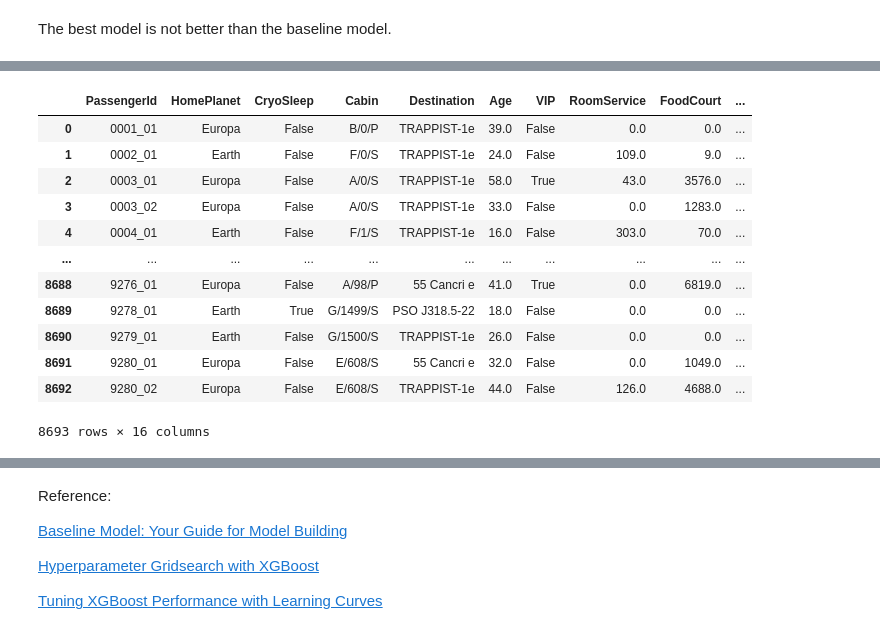
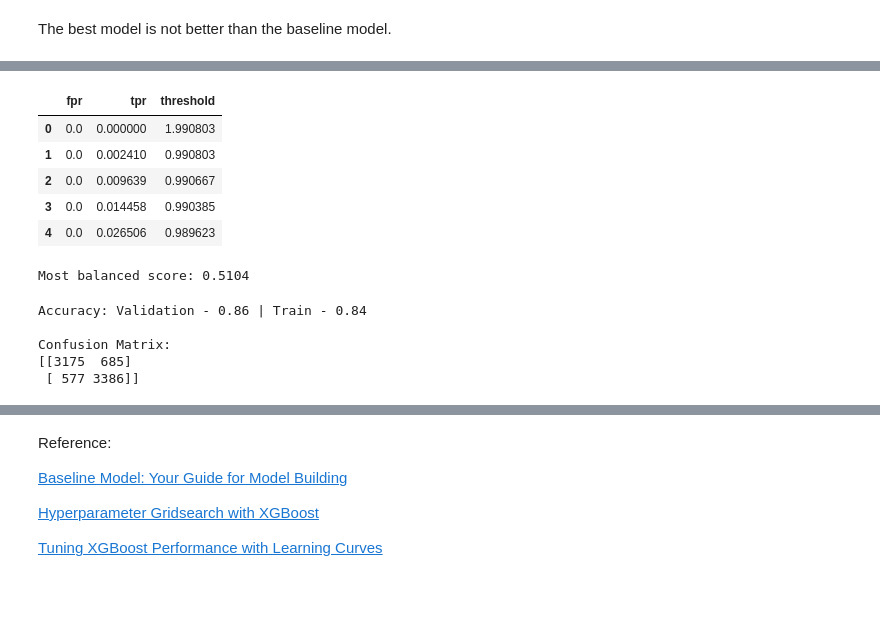
Before and after one commit to WeimusT/space_titanic, a Jupyter notebook: space-titanic.ipynb, the cells around one changed output, grey strips where cells are left out. Drawn from its saved outputs; the diff is of its cells as text; code cells hidden in the pictures; blank space fills up the shorter version.

```diff
--- a/space-titanic.ipynb
+++ b/space-titanic.ipynb
@@ -390,17 +378,41 @@ cv_results
-# %%
-train
-# %% [output]
-|  | PassengerId | HomePlanet | CryoSleep | Cabin | Destination | Age | VIP | RoomService | FoodCourt | ... |
-| 0 | 0001_01 | Europa | False | B/0/P | TRAPPIST-1e | 39.0 | False | 0.0 | 0.0 | ... |
-| 1 | 0002_01 | Earth | False | F/0/S | TRAPPIST-1e | 24.0 | False | 109.0 | 9.0 | ... |
-| 2 | 0003_01 | Europa | False | A/0/S | TRAPPIST-1e | 58.0 | True | 43.0 | 3576.0 | ... |
-| 3 | 0003_02 | Europa | False | A/0/S | TRAPPIST-1e | 33.0 | False | 0.0 | 1283.0 | ... |
-| 4 | 0004_01 | Earth | False | F/1/S | TRAPPIST-1e | 16.0 | False | 303.0 | 70.0 | ... |
-| ... | ... | ... | ... | ... | ... | ... | ... | ... | ... | ... |
-| 8688 | 9276_01 | Europa | False | A/98/P | 55 Cancri e | 41.0 | True | 0.0 | 6819.0 | ... |
-| 8689 | 9278_01 | Earth | True | G/1499/S | PSO J318.5-22 | 18.0 | False | 0.0 | 0.0 | ... |
-| 8690 | 9279_01 | Earth | False | G/1500/S | TRAPPIST-1e | 26.0 | False | 0.0 | 0.0 | ... |
-| 8691 | 9280_01 | Europa | False | E/608/S | 55 Cancri e | 32.0 | False | 0.0 | 1049.0 | ... |
-| 8692 | 9280_02 | Europa | False | E/608/S | TRAPPIST-1e | 44.0 | False | 126.0 | 4688.0 | ... |
-8693 rows × 16 columns
+# %%
+# Get RoC curve
+y_val_score = best_clf.predict_proba(X_val)[:, 1]
+best_clf_roc = roc_curve(y_val, y_val_score)
+fpr = best_clf_roc[0]
+tpr = best_clf_roc[1]
+threshold = best_clf_roc[2]
+best_roc_df = pd.DataFrame({"fpr":fpr, "tpr":tpr, "threshold":threshold})
+best_roc_df.head()
+# %% [output]
+|  | fpr | tpr | threshold |
+| 0 | 0.0 | 0.000000 | 1.990803 |
+| 1 | 0.0 | 0.002410 | 0.990803 |
+| 2 | 0.0 | 0.009639 | 0.990667 |
+| 3 | 0.0 | 0.014458 | 0.990385 |
+| 4 | 0.0 | 0.026506 | 0.989623 |
+# %%
+# Select the most balanced threshold
+n = np.argmin(np.sqrt((0-fpr)**2+(1-tpr)**2))
+best_threshold = threshold[n]
+print(f"Most balanced score: {best_threshold:.4f}")
+# %% [output]
+Most balanced score: 0.5104
+# %%
+# Validation performance
+y_val_score = best_clf.predict_proba(X_val)[:, 1]
+y_train_score = best_clf.predict_proba(X_train)[:, 1]
+y_val_pred = np.where(y_val_score >= best_threshold, True, False)
+y_train_pred = np.where(y_train_score >= best_threshold, True, False)
+# Metrics
+print("Accuracy: Validation - {:.2f} | Train - {:.2f}".format(accuracy_score(y_val, y_val_pred), accuracy_score(y_train, y_train_pred)))
+print()
+print("Confusion Matrix:")
+print(confusion_matrix(y_train, y_train_pred))
+# %% [output]
+Accuracy: Validation - 0.86 | Train - 0.84
+
+Confusion Matrix:
+[[3175  685]
+ [ 577 3386]]
 # %%
```
Also changed, not shown: parts of 17 cells of this notebook.
